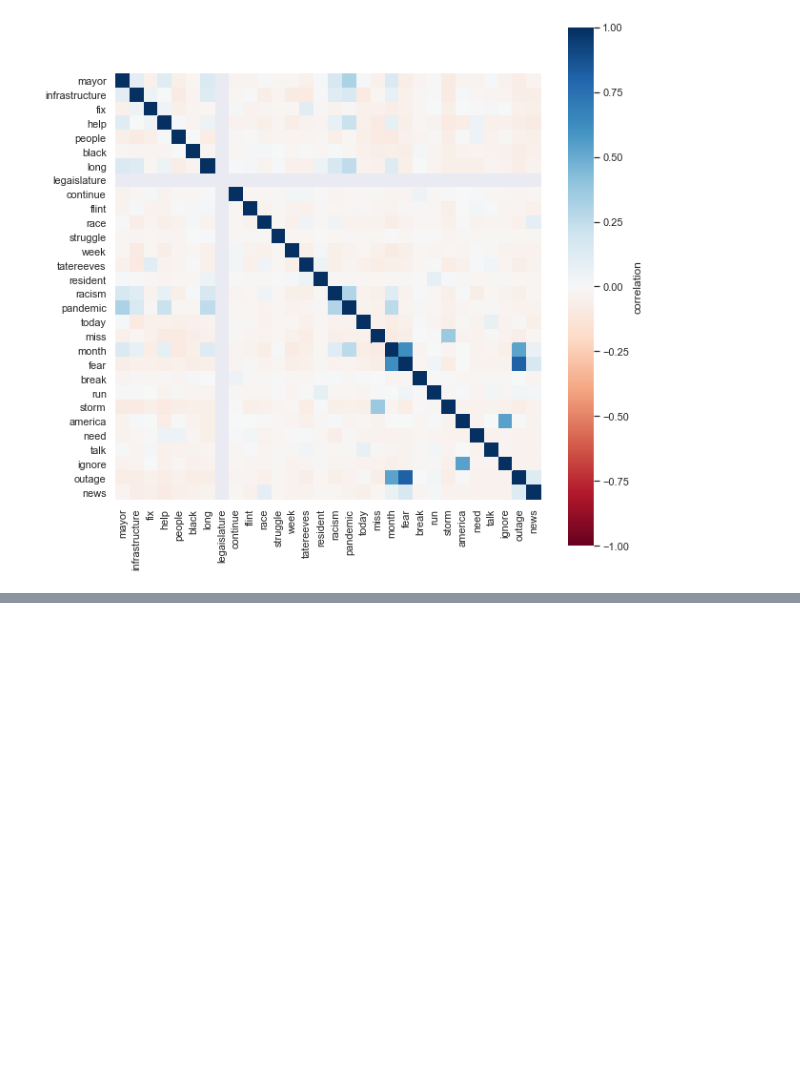
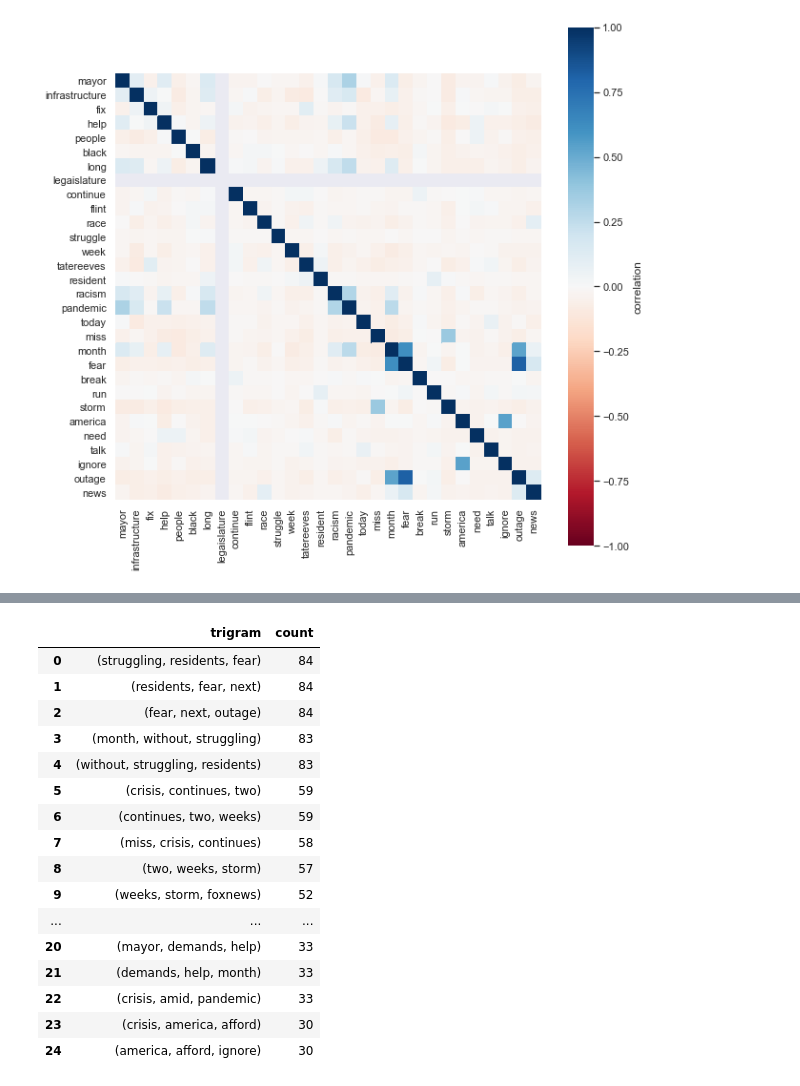
Before and after one commit to rishabhstha/JacksonWaterCrisisAnalysisML, a Jupyter notebook: tweets.ipynb, the cells around one changed output, grey strips where cells are left out. Cells and saved outputs as stored; diff of their text form; code cells hidden in the pictures; blank space fills up the shorter version.

```diff
--- a/tweets.ipynb
+++ b/tweets.ipynb
@@ -1429,0 +1543,31 @@ plt.show()
+# %%
+terms_trigram=[list(nltk.trigrams(tweet)) for tweet in tweets['newWordList']]
+trigrams = list(itertools.chain(*terms_trigram))
+
+# Create counter of words in clean bigrams
+trigram_counts = collections.Counter(trigrams)
+
+trigram_counts.most_common(50)
+
+trigram_df = pd.DataFrame(trigram_counts.most_common(25),
+                             columns=['trigram', 'count'])
+
+trigram_df
+# %% [output]
+|  | trigram | count |
+| 0 | (struggling, residents, fear) | 84 |
+| 1 | (residents, fear, next) | 84 |
+| 2 | (fear, next, outage) | 84 |
+| 3 | (month, without, struggling) | 83 |
+| 4 | (without, struggling, residents) | 83 |
+| 5 | (crisis, continues, two) | 59 |
+| 6 | (continues, two, weeks) | 59 |
+| 7 | (miss, crisis, continues) | 58 |
+| 8 | (two, weeks, storm) | 57 |
+| 9 | (weeks, storm, foxnews) | 52 |
+| ... | ... | ... |
+| 20 | (mayor, demands, help) | 33 |
+| 21 | (demands, help, month) | 33 |
+| 22 | (crisis, amid, pandemic) | 33 |
+| 23 | (crisis, america, afford) | 30 |
+| 24 | (america, afford, ignore) | 30 |
```
Also changed, not shown: parts of 15 cells of this notebook, 4 other files.
